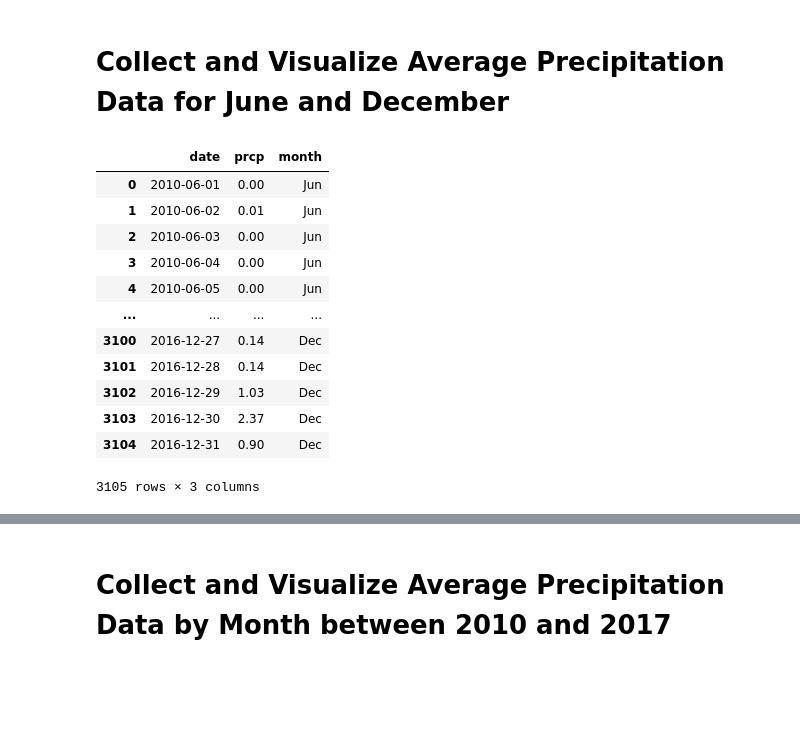
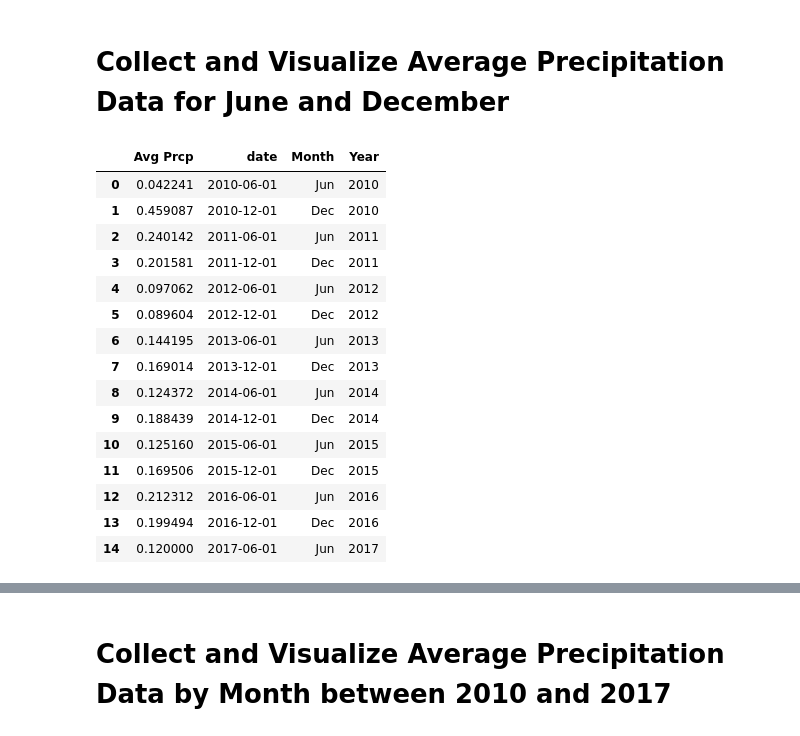
Before and after one commit to wattsr1/Surf-Ice-Cream-Shop-Analysis, a Jupyter notebook: SurfsUp_Challenge.ipynb, the cells around one changed output, grey strips where cells are left out. Drawn from its saved outputs; the diff is of its cells as text; code cells hidden in the pictures; blank space fills up the shorter version.

```diff
--- a/SurfsUp_Challenge.ipynb
+++ b/SurfsUp_Challenge.ipynb
@@ -324,28 +260,35 @@ dec_prcp_df.describe()
 # %% [markdown]
 # Collect and Visualize Average Precipitation Data for June and December
 # %%
-# Create DataFrame of the average prcp data of June and Dec by year
-# Combine June and Dec dataframes into a single dataframe
-prcp_data = pd.concat([june_prcp_df, dec_prcp_df],ignore_index=True)
+# Query database to get average prcp data of June and Dec by year
+sel = [func.avg(Measurement.prcp)]
+precip_data = session.query(*sel, Measurement.date).filter(func.strftime("%m", Measurement.date).in_(["06", "12"])).\
+group_by(func.strftime("%m", Measurement.date)).group_by(func.strftime("%Y", Measurement.date)).order_by(Measurement.date).all()
+precip_data
+precip_data_df = pd.DataFrame(precip_data, columns = ['Avg Prcp', 'date'])
 # Convert date column data to datetime format
-prcp_data['date'] = pd.to_datetime(prcp_data['date']).dropna()
-# Create month column for data labelling
-prcp_data['month'] = prcp_data['date'].dt.month_name().str[:3]
+precip_data_df['date'] = pd.to_datetime(precip_data_df['date']).dropna()
+# Create month and year column for data labeling
+precip_data_df['Month'] = precip_data_df['date'].dt.month_name().str[:3]
+precip_data_df['Year'] = precip_data_df['date'].dt.year
 # Confirm datatypes of the precipitation dataframe
-prcp_data.dtypes
+precip_data_df.dtypes
 # View new dataframe to confirm format
-prcp_data
+precip_data_df
 # %% [output]
-|  | date | prcp | month |
-| 0 | 2010-06-01 | 0.00 | Jun |
-| 1 | 2010-06-02 | 0.01 | Jun |
-| 2 | 2010-06-03 | 0.00 | Jun |
-| 3 | 2010-06-04 | 0.00 | Jun |
-| 4 | 2010-06-05 | 0.00 | Jun |
-| ... | ... | ... | ... |
-| 3100 | 2016-12-27 | 0.14 | Dec |
-| 3101 | 2016-12-28 | 0.14 | Dec |
-| 3102 | 2016-12-29 | 1.03 | Dec |
-| 3103 | 2016-12-30 | 2.37 | Dec |
-| 3104 | 2016-12-31 | 0.90 | Dec |
+|  | Avg Prcp | date | Month | Year |
+| 0 | 0.042241 | 2010-06-01 | Jun | 2010 |
+| 1 | 0.459087 | 2010-12-01 | Dec | 2010 |
+| 2 | 0.240142 | 2011-06-01 | Jun | 2011 |
+| 3 | 0.201581 | 2011-12-01 | Dec | 2011 |
+| 4 | 0.097062 | 2012-06-01 | Jun | 2012 |
+| 5 | 0.089604 | 2012-12-01 | Dec | 2012 |
+| 6 | 0.144195 | 2013-06-01 | Jun | 2013 |
+| 7 | 0.169014 | 2013-12-01 | Dec | 2013 |
+| 8 | 0.124372 | 2014-06-01 | Jun | 2014 |
+| 9 | 0.188439 | 2014-12-01 | Dec | 2014 |
+| 10 | 0.125160 | 2015-06-01 | Jun | 2015 |
+| 11 | 0.169506 | 2015-12-01 | Dec | 2015 |
+| 12 | 0.212312 | 2016-06-01 | Jun | 2016 |
+| 13 | 0.199494 | 2016-12-01 | Dec | 2016 |
+| 14 | 0.120000 | 2017-06-01 | Jun | 2017 |
-3105 rows × 3 columns
```
Also changed, not shown: parts of 18 cells of this notebook, 4 other files.
